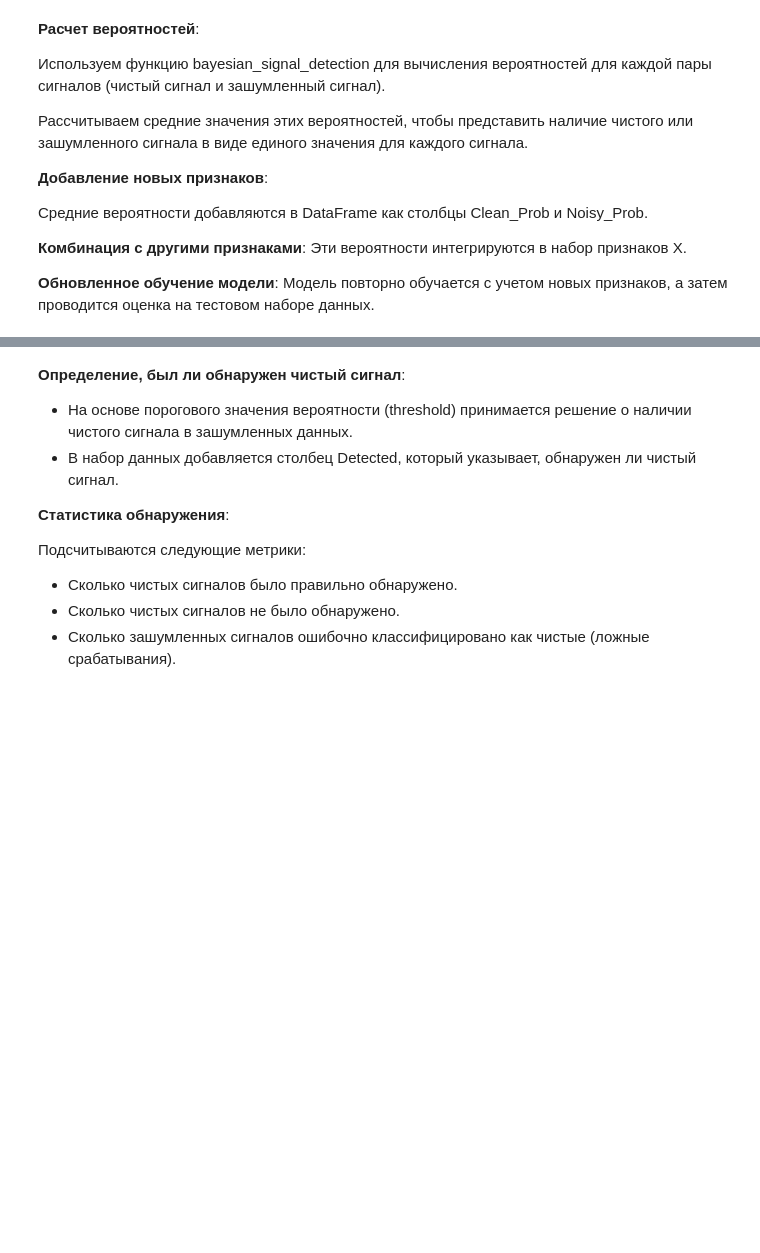
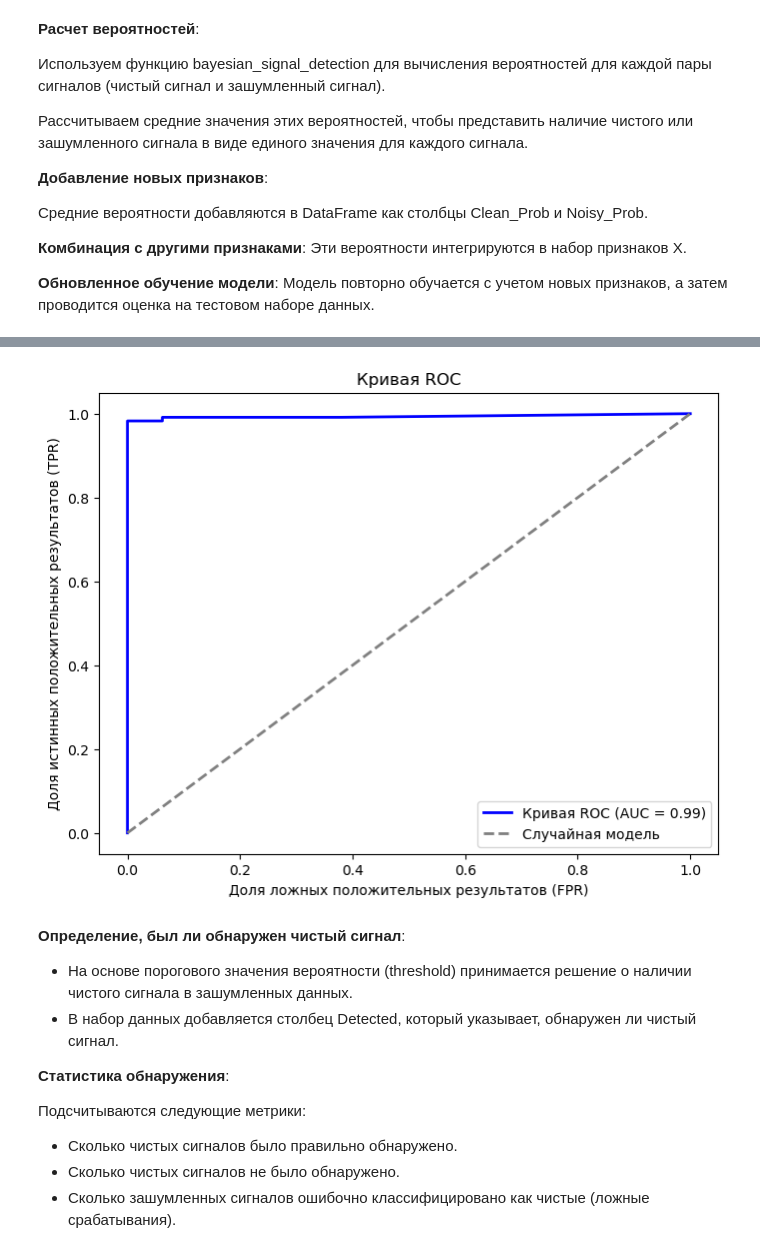
Before and after one commit to NzitaKatendi/Machine-learning-methods, a Jupyter notebook: PROJECT/Проект-dknzita_2.ipynb, the cells around one changed output, grey strips where cells are left out. Cells and saved outputs as stored; diff of their text form; code cells hidden in the pictures; blank space fills up the shorter version.

```diff
--- a/PROJECT/Проект-dknzita_2.ipynb
+++ b/PROJECT/Проект-dknzita_2.ipynb
@@ -506,3 +553,27 @@ weighted avg       0.98      0.98      0.98       336
+# %%
+from sklearn.metrics import roc_curve, auc
+import matplotlib.pyplot as plt
+
+# Calcular as probabilidades das classes positivas (classe 1)
+y_pred_proba = best_rf.predict_proba(X_test)[:, 1]
+
+# Calcular FPR, TPR e thresholds
+fpr, tpr, thresholds = roc_curve(y_test, y_pred_proba)
+
+# Calcular a área sob a curva (AUC)
+roc_auc = auc(fpr, tpr)
+
+# Plotar a curva ROC
+plt.figure(figsize=(8, 6))
+plt.plot(fpr, tpr, color='blue', lw=2, label=f'Кривая ROC (AUC = {roc_auc:.2f})')
+plt.plot([0, 1], [0, 1], color='gray', linestyle='--', lw=2, label='Случайная модель')
+plt.xlabel('Доля ложных положительных результатов (FPR)')
+plt.ylabel('Доля истинных положительных результатов (TPR)')
+plt.title('Кривая ROC')
+plt.legend(loc='lower right')
+plt.show()
+# %% [output]
+[figure, added]
 # %% [markdown]
 __Определение, был ли обнаружен чистый сигнал__:
 
```
Also changed, not shown: parts of 20 cells of this notebook, 1 other file.
